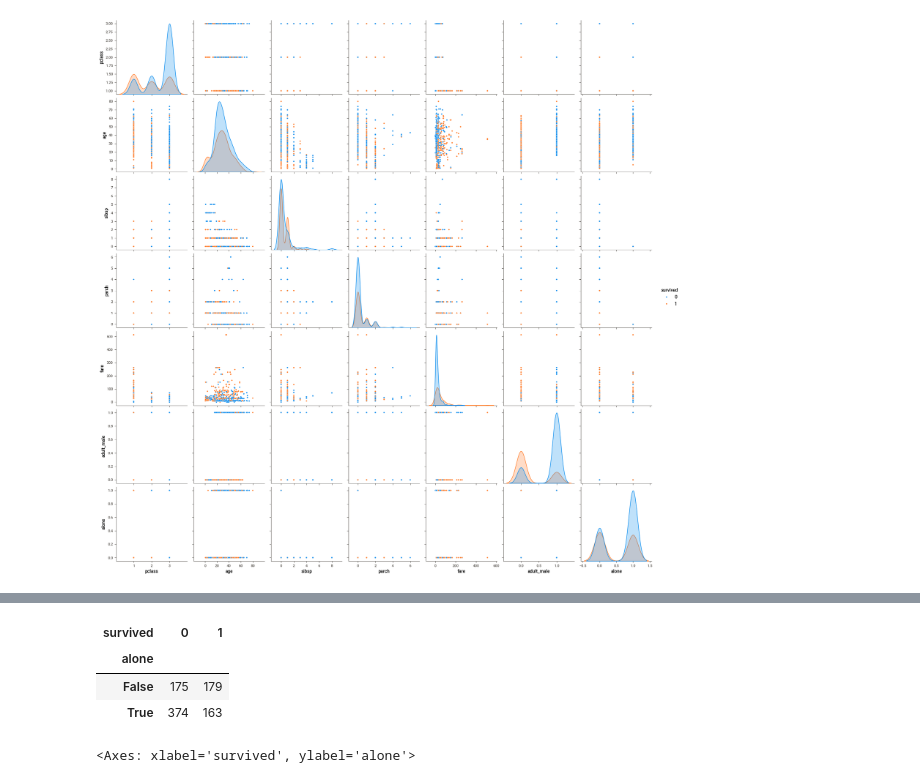
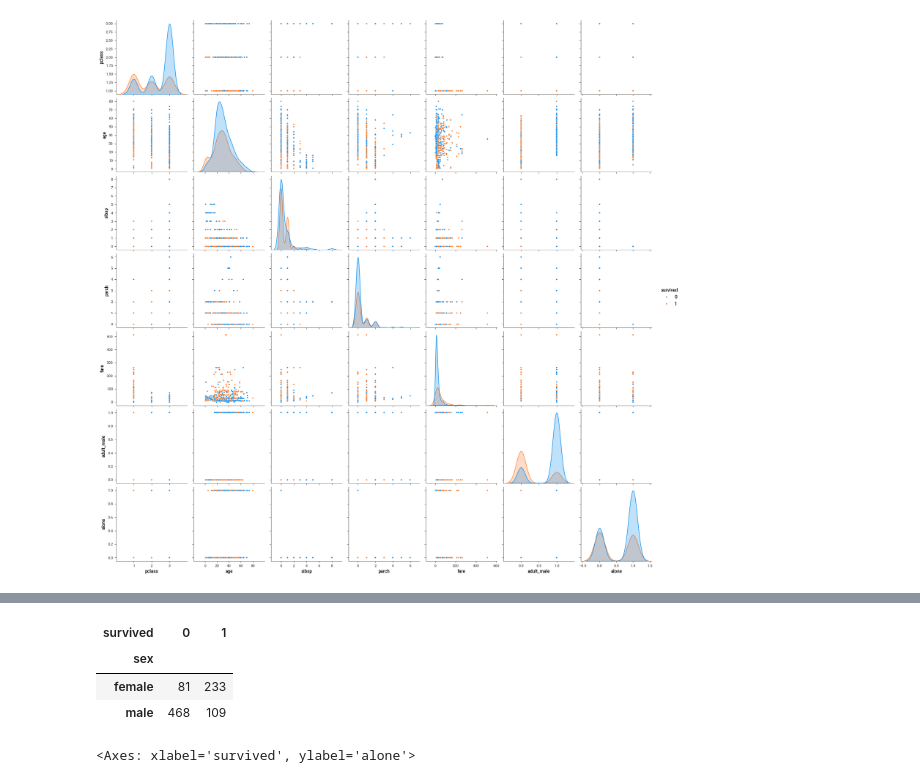
Before and after one commit to Sajida28/codespaces-jupyter, a Jupyter notebook: notebooks/HW4_P4_EDA .ipynb, the cells around one changed output, grey strips where cells are left out. Cells and saved outputs as stored; diff of their text form; code cells hidden in the pictures.

```diff
--- a/notebooks/HW4_P4_EDA .ipynb
+++ b/notebooks/HW4_P4_EDA .ipynb
@@ -131,12 +123,12 @@ Text(0.5, 1.0, 'Boxplot of Numerical Vraibales')
 # %%
 
-Crosstabs = pd.crosstab(data['alone'], data['survived'])
+Crosstabs = pd.crosstab(data['sex'], data['survived'])
 Crosstabs
 # %% [output]
 | survived | 0 | 1 |
-| alone |  |  |
-| False | 175 | 179 |
-| True | 374 | 163 |
+| sex |  |  |
+| female | 81 | 233 |
+| male | 468 | 109 |
 # %%
 sns.heatmap(Crosstabs, annot = True, cmap = 'coolwarm')
 # %% [output]
```
Also changed, not shown: parts of 9 cells of this notebook.
